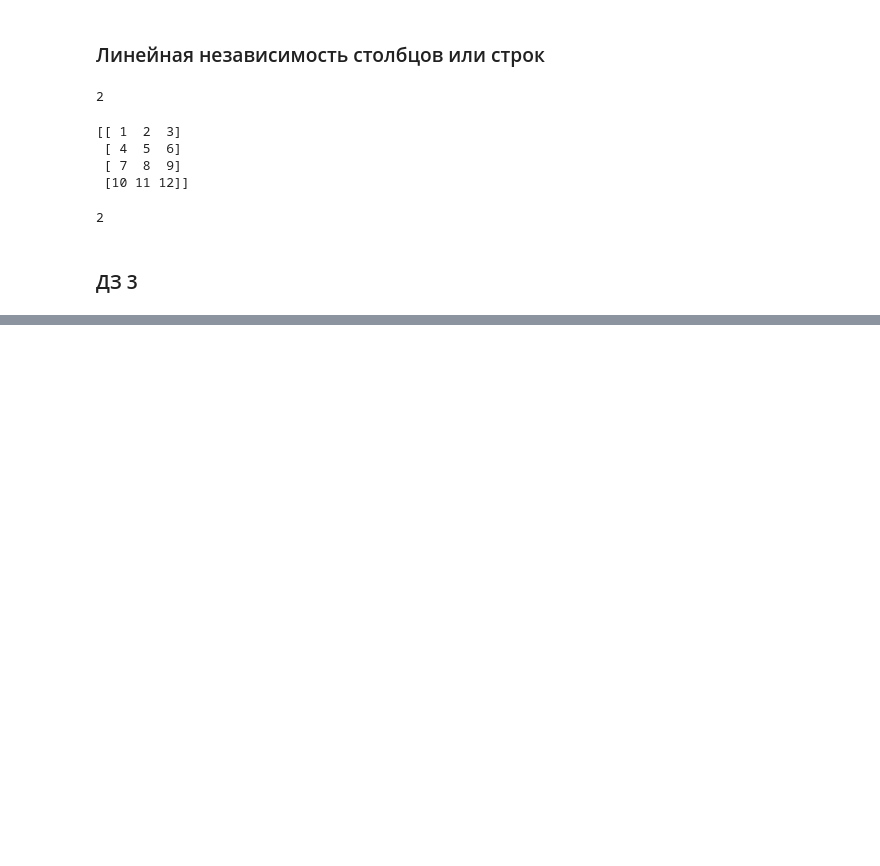
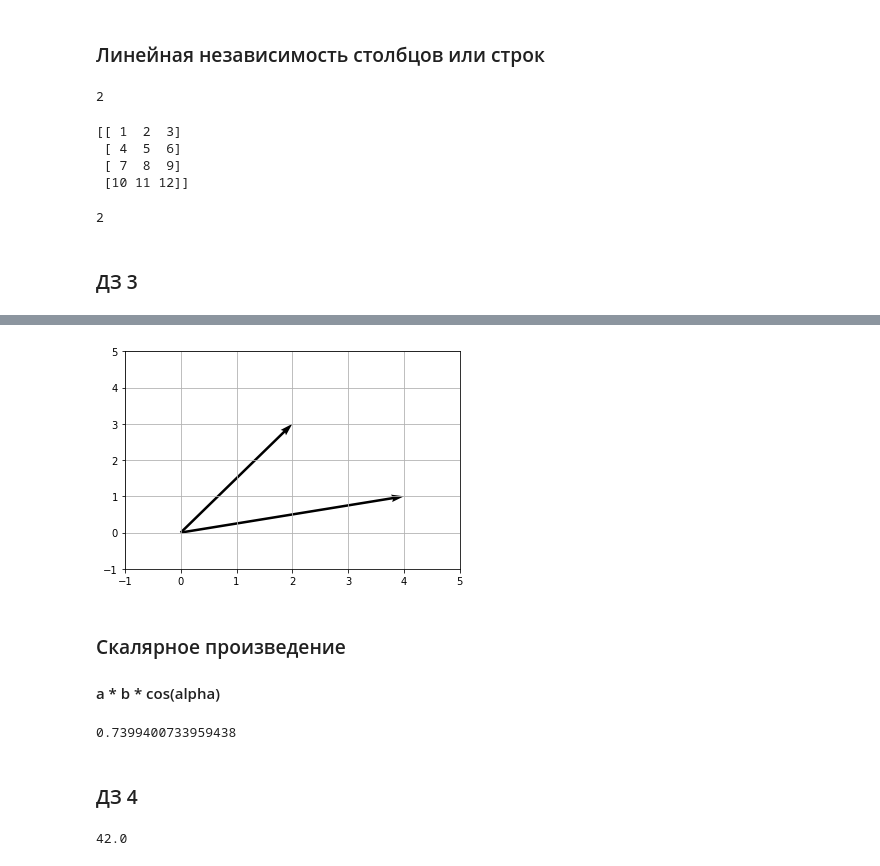
Before and after one commit to VitalyGladyshev/Math_Ess, a Jupyter notebook: Тема_5_Введение_в_линейную_алгебру_конспект.ipynb, the cells around one changed output, grey strips where cells are left out. Saved outputs shown, nothing was run; the diff lists cells and outputs as text; code cells hidden in the pictures; blank space fills up the shorter version.

Commit message:
Добавил скалярное произведение

```diff
--- a/Тема_5_Введение_в_линейную_алгебру_конспект.ipynb
+++ b/Тема_5_Введение_в_линейную_алгебру_конспект.ipynb
@@ -261,0 +374,33 @@ np.linalg.matrix_rank(b, 0.0001)
+# %%
+a = np.array([2, 3], float)
+b = np.array([4, 1], float)
+X, Y = np.array([0, 0]), np.array([0, 0])
+U, V = np.array([a[0], b[0]]), np.array([a[1], b[1]])
+
+plt.quiver(X, Y, U, V, angles='xy', scale_units='xy', scale=1)
+
+plt.xlim(-1, 5)
+plt.ylim(-1, 5)
+plt.grid(True)
+plt.show()
+# %% [output]
+[figure, added]
+# %% [markdown]
+### Скалярное произведение
+
+#### a * b * cos(alpha)
+# %%
+s = np.inner(a, b)
+s/(np.linalg.norm(a)*np.linalg.norm(b))
+# %% [output]
+0.7399400733959438
+# %% [markdown]
+### ДЗ 4
+# %%
+a = np.array([1, 5], float)
+b = np.array([2, 8], float)
+
+s = np.inner(a, b)
+print(s)
+# %% [output]
+42.0
```
Also changed, not shown: parts of 24 cells of this notebook.
